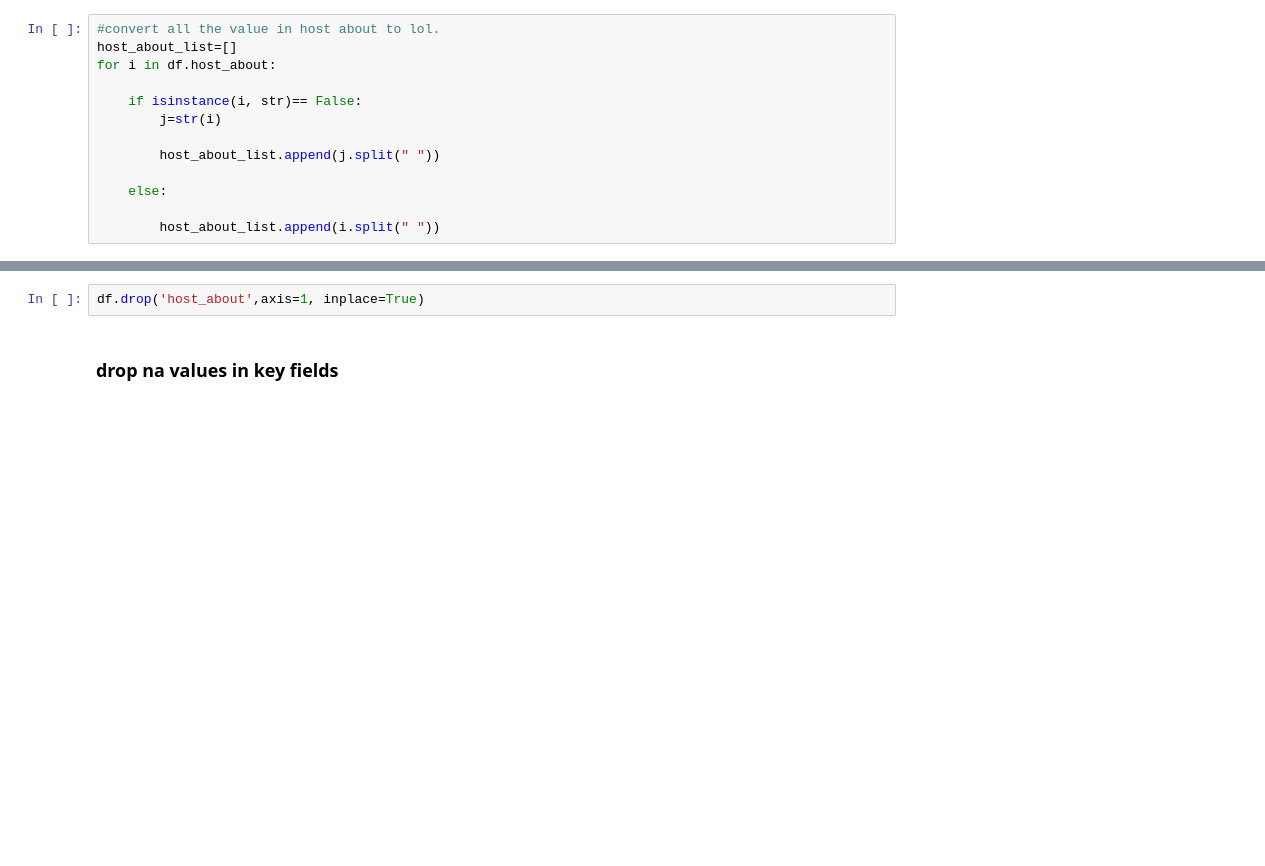
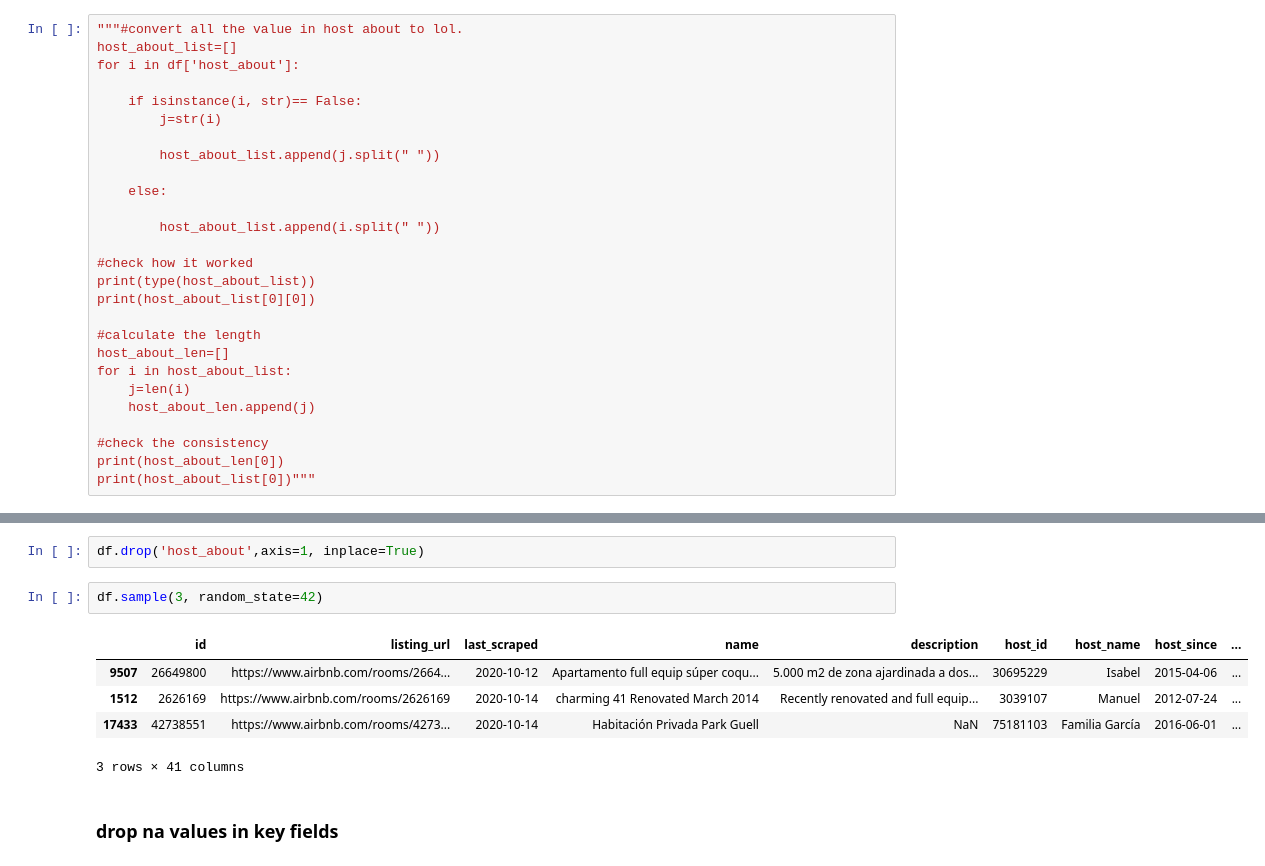
Before and after one commit to Jiawei997/qm, a Jupyter notebook: qm.ipynb, the cells around one changed output, grey strips where cells are left out. Drawn from its saved outputs; the diff is of its cells as text; blank space fills up the shorter version.

```diff
--- a/qm.ipynb
+++ b/qm.ipynb
@@ -21,7 +46,7 @@ print(df.shape)
 # %%
-#convert all the value in host about to lol.
+"""#convert all the value in host about to lol.
 host_about_list=[]
-for i in df.host_about:
+for i in df['host_about']:
 
     if isinstance(i, str)== False:
         j=str(i)
@@ -31,3 +56,17 @@ for i in df.host_about:
     else:
 
         host_about_list.append(i.split(" "))
+
+#check how it worked
+print(type(host_about_list))
+print(host_about_list[0][0])
+
+#calculate the length
+host_about_len=[]
+for i in host_about_list:
+    j=len(i)
+    host_about_len.append(j)
+
+#check the consistency
+print(host_about_len[0])
+print(host_about_list[0])"""
@@ -64,6 +87,14 @@ df.sample(4, random_state=42)
 ### drop the text columns in dataframe
 # %%
 df.drop('host_about',axis=1, inplace=True)
+# %%
+df.sample(3, random_state=42)
+# %% [output]
+|  | id | listing_url | last_scraped | name | description | host_id | host_name | host_since | ... |
+| 9507 | 26649800 | https://www.airbnb.com/rooms/2664... | 2020-10-12 | Apartamento full equip súper coqu... | 5.000 m2 de zona ajardinada a dos... | 30695229 | Isabel | 2015-04-06 | ... |
+| 1512 | 2626169 | https://www.airbnb.com/rooms/2626169 | 2020-10-14 | charming 41 Renovated March 2014 | Recently renovated and full equip... | 3039107 | Manuel | 2012-07-24 | ... |
+| 17433 | 42738551 | https://www.airbnb.com/rooms/4273... | 2020-10-14 | Habitación Privada Park Guell | NaN | 75181103 | Familia García | 2016-06-01 | ... |
+3 rows × 41 columns
 # %% [markdown]
 ### drop na values in key fields
 # %%
```
Also changed, not shown: parts of 8 cells of this notebook.
